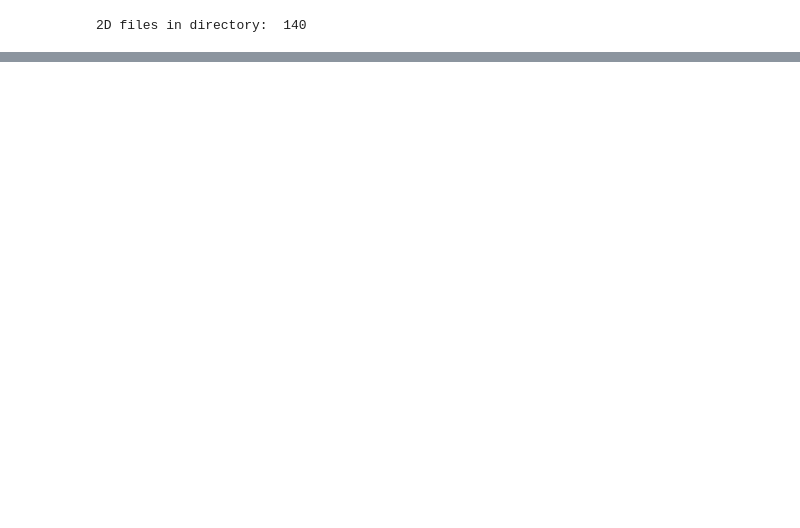
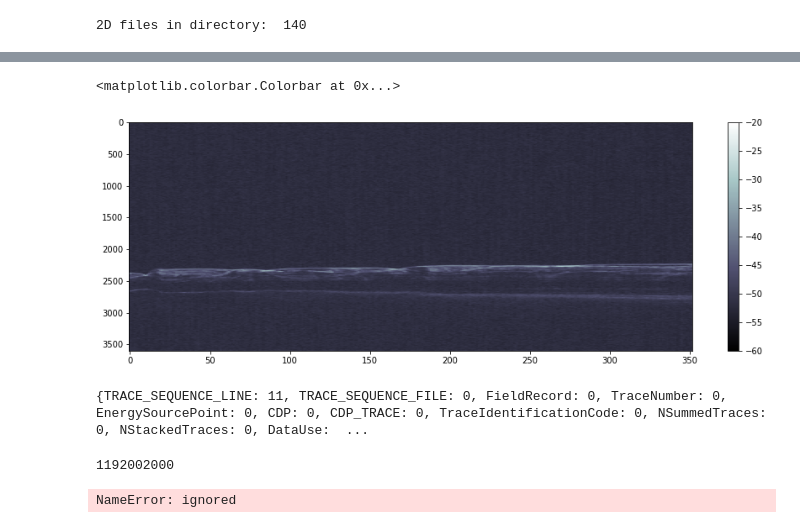
Before and after one commit to astroChance/RadNET, a Jupyter notebook: MPnet_workbook.ipynb, the cells around one changed output, grey strips where cells are left out. Drawn from its saved outputs; the diff is of its cells as text; code cells hidden in the pictures; blank space fills up the shorter version.

```diff
--- a/MPnet_workbook.ipynb
+++ b/MPnet_workbook.ipynb
@@ -64,11 +103,15 @@ print(sum(One_Ax) / len(One_Ax))
 # %%
 ### Visual QC
 
 # radar_file = TwoDFiles[0]
 radar_file = random.choice(TwoDFiles)
 
 with segyio.open(radar_file, 'r', ignore_geometry=True) as segyfile:
   display_line = segyio.tools.collect(segyfile.trace[:])
 
 plt.figure(figsize=(15,5))
-plt.imshow(display_line.T, cmap='seismic_r', vmin = -60, vmax = -20, aspect='auto')
+plt.imshow(display_line.T, cmap='bone', vmin = -60, vmax = -20, aspect='auto')
+plt.colorbar()
+# %% [output]
+<matplotlib.colorbar.Colorbar at 0x...>
+[figure, added]
@@ -74,0 +124,64 @@ plt.imshow(display_line.T, cmap='seismic_r', vmin = -60, vmax = -20, aspect='aut
+# %%
+with segyio.open(Volume3D, 'r', ignore_geometry=True) as line:
+  print(line.header[10])
+# %% [output]
+{TRACE_SEQUENCE_LINE: 11, TRACE_SEQUENCE_FILE: 0, FieldRecord: 0, TraceNumber: 0, EnergySourcePoint: 0, CDP: 0, CDP_TRACE: 0, TraceIdentificationCode: 0, NSummedTraces: 0, NStackedTraces: 0, DataUse:  ...
+# %%
+"""
+Design dictionary of:
+{2D line number from filename : { 2D trace number : corresponding 3D trace number}
+"""
+
+# 3D coord dictionary
+Trace_coords_3D = {}
+with segyio.open(Volume3D, 'r',ignore_geometry=True) as segyfile:
+  for i in range(len(segyfile.trace)):
+    Trace_coords_3D[(segyfile.header[i][segyio.TraceField.GroupX], segyfile.header[i][segyio.TraceField.GroupY])] = segyfile.header[i][segyio.TraceField.TRACE_SEQUENCE_LINE]
+
+# 2D coordinate dictionary
+Trace_coords_2D = {}
+for radar_line in TwoDFiles:
+  with segyio.open(radar_line, 'r', ignore_geometry=True) as line:
+    line_num = os.path.basename(radar_line).split(".")[0]
+    Trace_coords_2D[line_num] = {}
+
+    for i in range(len(line.trace)):
+      trace_2D = line.header[i][segyio.TraceField.TRACE_SEQUENCE_LINE]
+      x_2D = line.header[i][segyio.TraceField.GroupX]
+      y_2D = line.header[i][segyio.TraceField.GroupY]
+
+      ## Find 3D nearest neighbor for x and y
+      ## minimize (dx + dy)
+
+      for coord, trace_3D in Trace_coords_3D.items():
+        x_3D, y_3D = coord
+# %% [output]
+1192002000
+# %%
+## junk
+
+# from collections import defaultdict
+
+# my_dict = {}
+# for i in range(3):
+#   my_dict[i]=defaultdict(list)
+#   for l in range(4):
+#     for k in range(5):
+#       my_dict[i][l].append(k)
+
+
+# for key in my_dict:
+#   # print(my_dict[key])
+#   for i, j in my_dict[key].items():
+#     print(key, i, j)
+
+# print(my_dict)
+
+#############
+
+x = (1,2,3)
+
+one, two, three = x
+print(five)
+# %% [output]
+NameError: ignored
```
Also changed, not shown: parts of 4 cells of this notebook.
